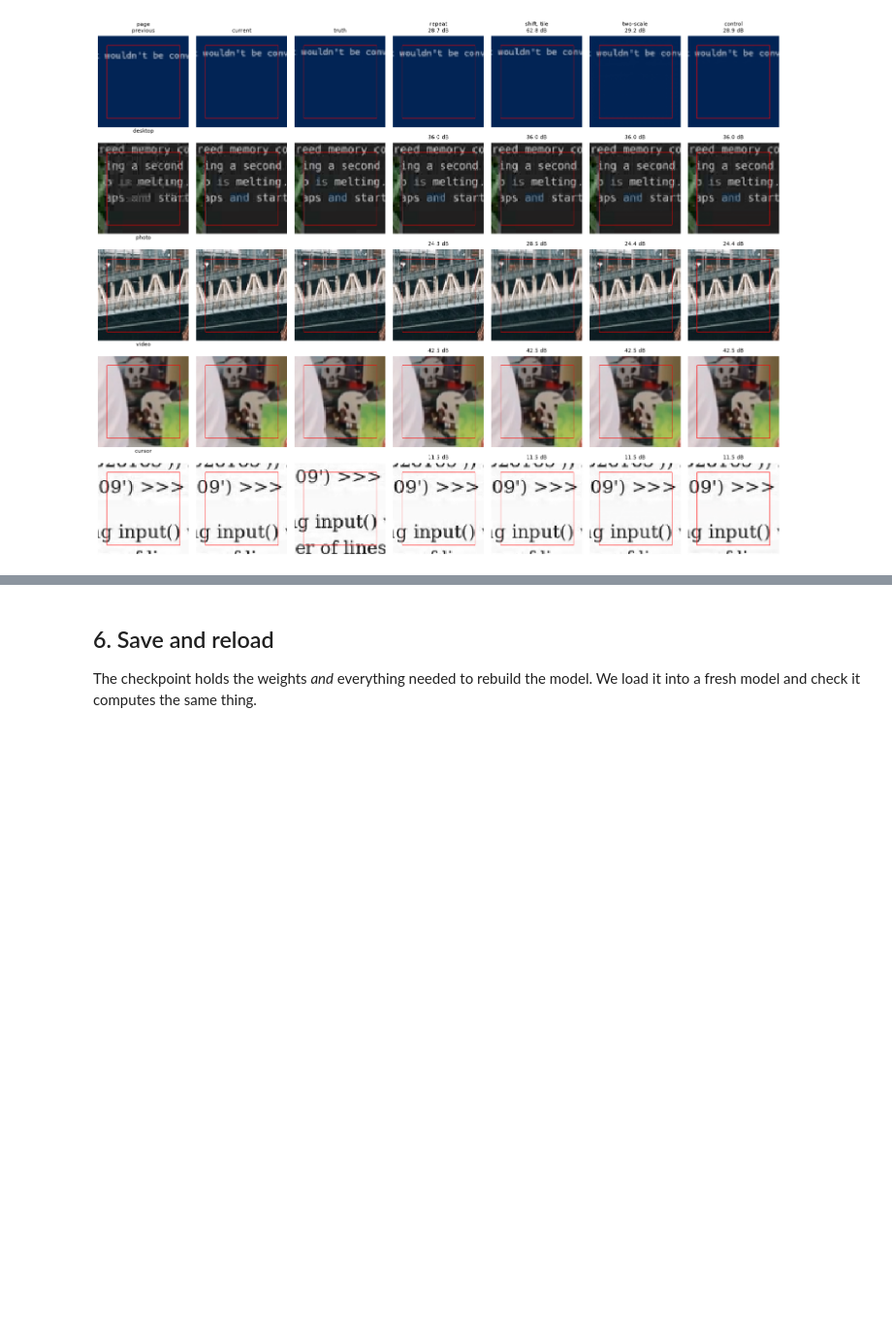
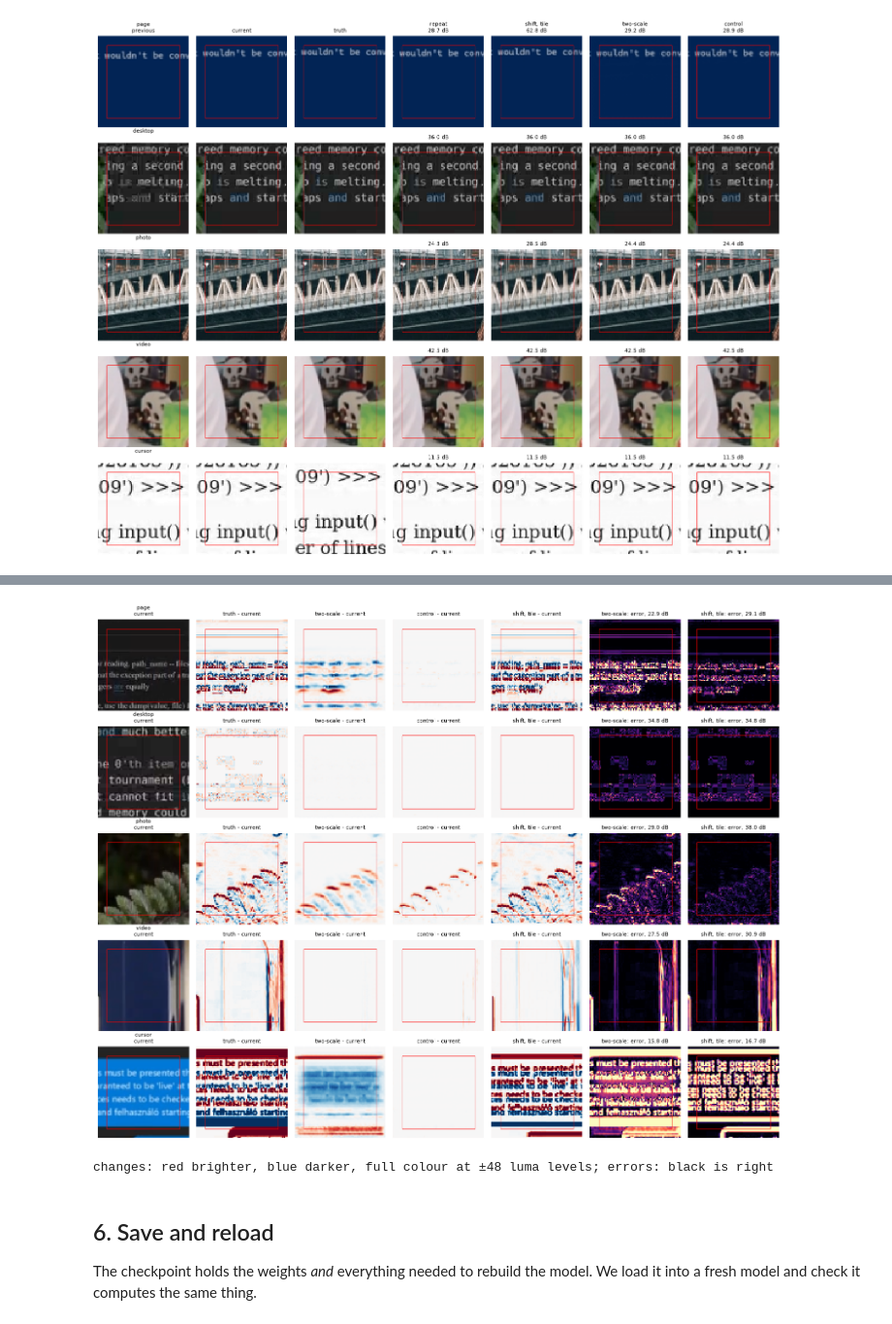
Before and after one commit to henrikszucs/desktop-streamer-ai, a Jupyter notebook: src/frame_gen_extra/02_extrapolate_twoscale.ipynb, the cells around one changed output, grey strips where cells are left out. Shown at 97% size. Drawn from its saved outputs; the diff is of its cells as text; code cells hidden in the pictures; blank space fills up the shorter version.

```diff
--- a/src/frame_gen_extra/02_extrapolate_twoscale.ipynb
+++ b/src/frame_gen_extra/02_extrapolate_twoscale.ipynb
@@ -356,3 +371,32 @@ plt.show()
+# %%
+"""What changed between N and N+1, and what each method added to N."""
+
+from helpers import show
+
+box = (HALO, HALO, manifest["core"], manifest["core"])
+moving = show.moving_picks(inputs, targets, masks, KINDS, HALO, seed=SEED)   # changed samples whose content really moves
+drawn = ["two-scale", "control", "shift, tile"]
+columns = ["current", "truth - current", *[f"{name} - current" for name in drawn], "two-scale: error", "shift, tile: error"]
+fig, axes = plt.subplots(len(moving), len(columns), figsize=(2.1 * len(columns), 2.3 * len(moving)), squeeze=False)
+for row, (kind, index) in enumerate(moving):
+    previous, current = training.to_tensor(inputs[index:index + 1]).unbind(1)
+    truth = training.to_tensor(targets[index:index + 1])
+    with torch.no_grad():
+        made = {name: methods[name](previous, current).clamp(0, 1) for name in drawn}
+    ax = axes[row]
+    show.picture(ax[0], current, f"{kind}\ncurrent", box)
+    show.change(ax[1], current, truth, columns[1], box)
+    for column, name in enumerate(drawn, start=2):
+        show.change(ax[column], current, made[name], f"{name} - current", box)
+    for column, name in ((5, "two-scale"), (6, "shift, tile")):
+        score = metrics.wpsnr(runs.trim(made[name], HALO), runs.trim(truth, HALO))
+        show.error(ax[column], made[name], truth, f"{name}: error, {score:.1f} dB", box)
+fig.tight_layout()
+plt.show()
+print(f"changes: red brighter, blue darker, full colour at ±{show.LEVELS} luma levels; errors: black is right")
+# %% [output]
+[figure, added]
+changes: red brighter, blue darker, full colour at ±48 luma levels; errors: black is right
 # %% [markdown]
 ## 6. Save and reload
 
```
Also changed, not shown: parts of 2 cells of this notebook, 11 other files.
